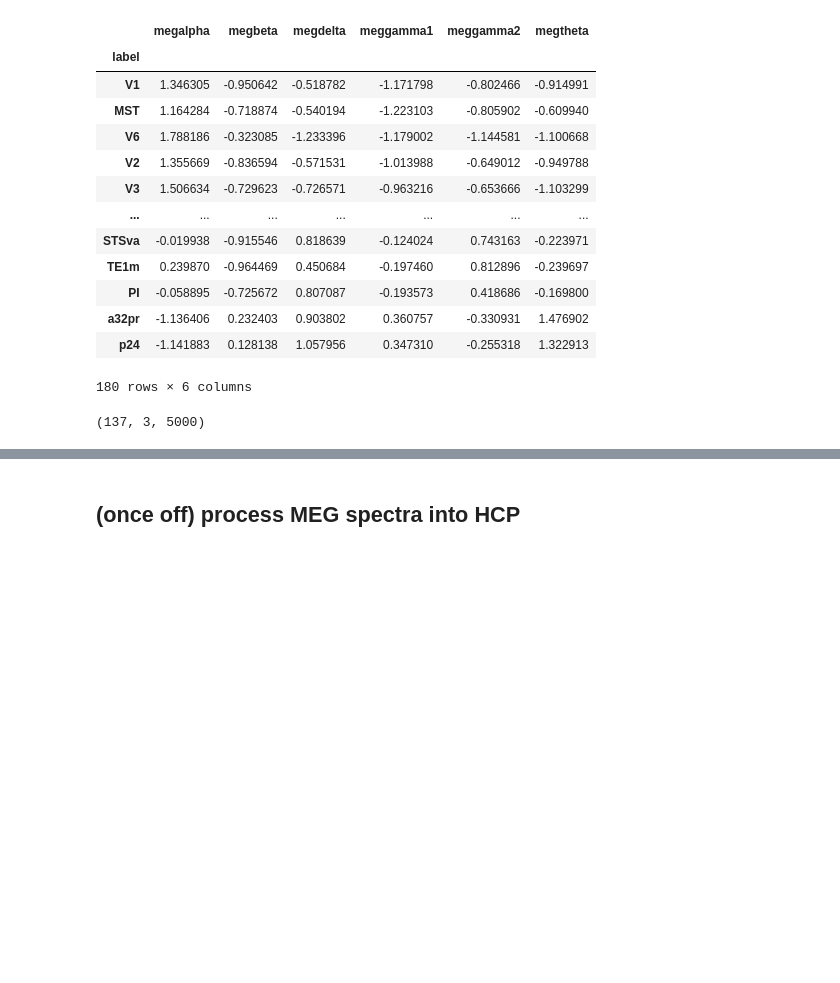
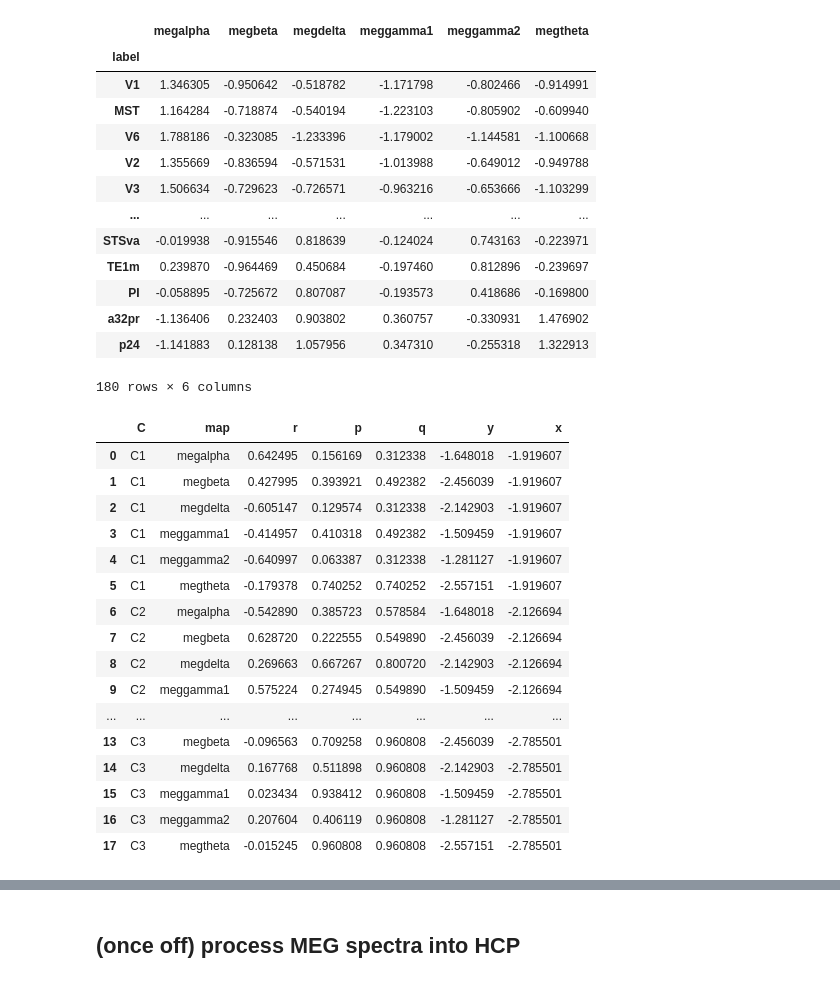
Before and after one commit to richardajdear/AHBA_gradients, a Jupyter notebook: notebooks/MEG.ipynb, the cells around one changed output, grey strips where cells are left out. Saved outputs shown, nothing was run; the diff lists cells and outputs as text; code cells hidden in the pictures; blank space fills up the shorter version.

```diff
--- a/notebooks/MEG.ipynb
+++ b/notebooks/MEG.ipynb
@@ -37,5 +30,5 @@ WARNING: R[write to console]: The following object is masked from ‘package:ggp
 # %%
-dme_3d_ds5 = gradientVersion().fit('hcp_3donors_ds5')
+dme_3d_ds5 = gradientVersion().fit('hcp_3d_ds5')
 
 # dme_ds8 = gradientVersion().fit('hcp_ds8')
 # dme_ds5 = gradientVersion().fit('hcp_ds5')
@@ -44,7 +37,7 @@ New gradients version: method=dm, kernel=normalized_angle, sparsity=0, data=hcp_
 # %%
 hcp_scores = dme_3d_ds5.clean_scores()
-# null_scores = np.load("../outputs/permutations/hcp_3d_ds5_spin_5000_v2.npy")
-null_scores = np.load("../outputs/permutations/hcp_3d_ds5_sim_5000_v3.npy")
+null_scores = np.load("../outputs/permutations/dme_3d_ds5_clean_spin_41k_5000.npy")
+# null_scores = np.load("../outputs/permutations/hcp_3d_ds5_sim_5000_v3.npy")
 # null_scores = np.load("../outputs/permutations/hcp_ds8_spin_5000.npy")
 
 # hcp_scores = pd.concat({
@@ -133,19 +126,33 @@ meg_maps
 meg_maps_scatter = (meg_maps
     .melt(ignore_index=False, var_name='map', value_name='map_score')
     .join(hcp_scores.set_index('label'))
-    .melt(ignore_index=False, id_vars=['map','map_score'], var_name='G', value_name='G_score')
+    .melt(ignore_index=False, id_vars=['map','map_score'], var_name='C', value_name='C_score')
     .dropna(how='any')
 )
-# %%
-null_scores.shape
-# %% [output]
-(137, 3, 5000)
 # %%
-meg_maps_null_p = (corr_nulls_from_grads(null_scores, hcp_scores, meg_maps, method='pearsonr',
-                                         adjust_by_label=True)
-                .join(meg_maps_scatter.groupby(['map','G']).min(), on=('map','G'))
-                .rename({'map_score':'y', 'G_score':'x'},axis=1)
+meg_maps_null_p = (corr_nulls_from_grads(null_scores, hcp_scores, meg_maps, reindex=True, adjust_by_label=True)
+                .join(meg_maps_scatter.groupby(['map','C']).min(), on=('map','C'))
+                .rename({'map_score':'y', 'C_score':'x'}, axis=1)
 )
+meg_maps_null_p
+# %% [output]
+|  | C | map | r | p | q | y | x |
+| 0 | C1 | megalpha | 0.642495 | 0.156169 | 0.312338 | -1.648018 | -1.919607 |
+| 1 | C1 | megbeta | 0.427995 | 0.393921 | 0.492382 | -2.456039 | -1.919607 |
+| 2 | C1 | megdelta | -0.605147 | 0.129574 | 0.312338 | -2.142903 | -1.919607 |
+| 3 | C1 | meggamma1 | -0.414957 | 0.410318 | 0.492382 | -1.509459 | -1.919607 |
+| 4 | C1 | meggamma2 | -0.640997 | 0.063387 | 0.312338 | -1.281127 | -1.919607 |
+| 5 | C1 | megtheta | -0.179378 | 0.740252 | 0.740252 | -2.557151 | -1.919607 |
+| 6 | C2 | megalpha | -0.542890 | 0.385723 | 0.578584 | -1.648018 | -2.126694 |
+| 7 | C2 | megbeta | 0.628720 | 0.222555 | 0.549890 | -2.456039 | -2.126694 |
+| 8 | C2 | megdelta | 0.269663 | 0.667267 | 0.800720 | -2.142903 | -2.126694 |
+| 9 | C2 | meggamma1 | 0.575224 | 0.274945 | 0.549890 | -1.509459 | -2.126694 |
+| ... | ... | ... | ... | ... | ... | ... | ... |
+| 13 | C3 | megbeta | -0.096563 | 0.709258 | 0.960808 | -2.456039 | -2.785501 |
+| 14 | C3 | megdelta | 0.167768 | 0.511898 | 0.960808 | -2.142903 | -2.785501 |
+| 15 | C3 | meggamma1 | 0.023434 | 0.938412 | 0.960808 | -1.509459 | -2.785501 |
+| 16 | C3 | meggamma2 | 0.207604 | 0.406119 | 0.960808 | -1.281127 | -2.785501 |
+| 17 | C3 | megtheta | -0.015245 | 0.960808 | 0.960808 | -2.557151 | -2.785501 |
 # %%
 meg_maps_null_p = (meg_maps_null_p
                     .drop(['y','x'], axis=1)
```
Also changed, not shown: parts of 4 cells of this notebook, 17 other files.
